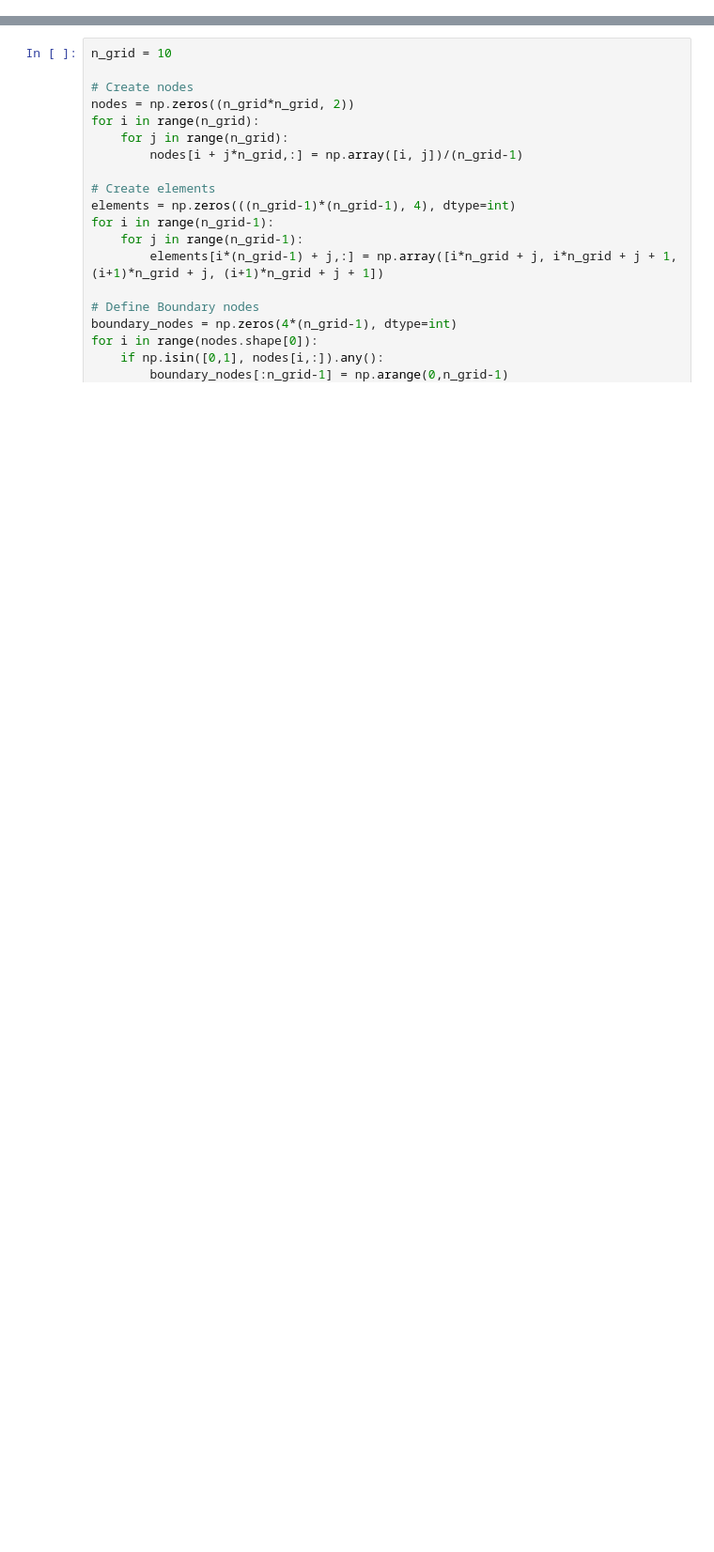
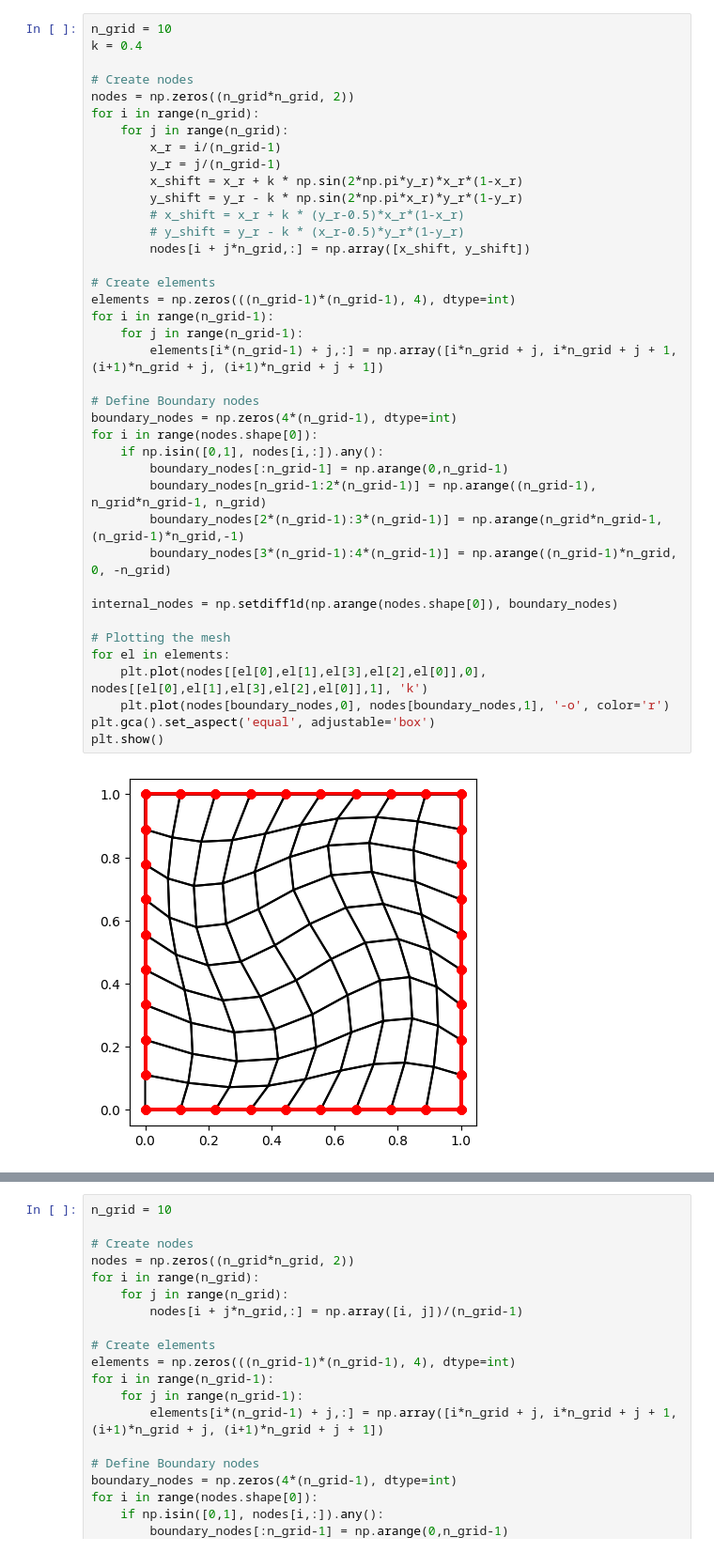
Before and after one commit to jh6220/SINNs-FEM, a Jupyter notebook: SINNs_FEM.ipynb, the cells around one changed output, grey strips where cells are left out. Shown: that part at 94% size. Cells and saved outputs as stored; diff of their text form; blank space fills up the shorter version.

```diff
--- a/SINNs_FEM.ipynb
+++ b/SINNs_FEM.ipynb
@@ -6,0 +300,41 @@ import tensorflow as tf
+# %%
+n_grid = 10
+k = 0.4
+
+# Create nodes
+nodes = np.zeros((n_grid*n_grid, 2))
+for i in range(n_grid):
+    for j in range(n_grid):
+        x_r = i/(n_grid-1)
+        y_r = j/(n_grid-1)
+        x_shift = x_r + k * np.sin(2*np.pi*y_r)*x_r*(1-x_r)
+        y_shift = y_r - k * np.sin(2*np.pi*x_r)*y_r*(1-y_r)
+        # x_shift = x_r + k * (y_r-0.5)*x_r*(1-x_r)
+        # y_shift = y_r - k * (x_r-0.5)*y_r*(1-y_r)
+        nodes[i + j*n_grid,:] = np.array([x_shift, y_shift])
+
+# Create elements
+elements = np.zeros(((n_grid-1)*(n_grid-1), 4), dtype=int)
+for i in range(n_grid-1):
+    for j in range(n_grid-1):
+        elements[i*(n_grid-1) + j,:] = np.array([i*n_grid + j, i*n_grid + j + 1, (i+1)*n_grid + j, (i+1)*n_grid + j + 1])
+
+# Define Boundary nodes
+boundary_nodes = np.zeros(4*(n_grid-1), dtype=int)
+for i in range(nodes.shape[0]):
+    if np.isin([0,1], nodes[i,:]).any():
+        boundary_nodes[:n_grid-1] = np.arange(0,n_grid-1)
+        boundary_nodes[n_grid-1:2*(n_grid-1)] = np.arange((n_grid-1), n_grid*n_grid-1, n_grid)
+        boundary_nodes[2*(n_grid-1):3*(n_grid-1)] = np.arange(n_grid*n_grid-1, (n_grid-1)*n_grid,-1)
+        boundary_nodes[3*(n_grid-1):4*(n_grid-1)] = np.arange((n_grid-1)*n_grid, 0, -n_grid)
+
+internal_nodes = np.setdiff1d(np.arange(nodes.shape[0]), boundary_nodes)
+
+# Plotting the mesh
+for el in elements:
+    plt.plot(nodes[[el[0],el[1],el[3],el[2],el[0]],0], nodes[[el[0],el[1],el[3],el[2],el[0]],1], 'k')
+    plt.plot(nodes[boundary_nodes,0], nodes[boundary_nodes,1], '-o', color='r')
+plt.gca().set_aspect('equal', adjustable='box')
+plt.show()
+# %% [output]
+[figure, added]
```
Also changed, not shown: parts of 14 cells of this notebook, 1 other file.
